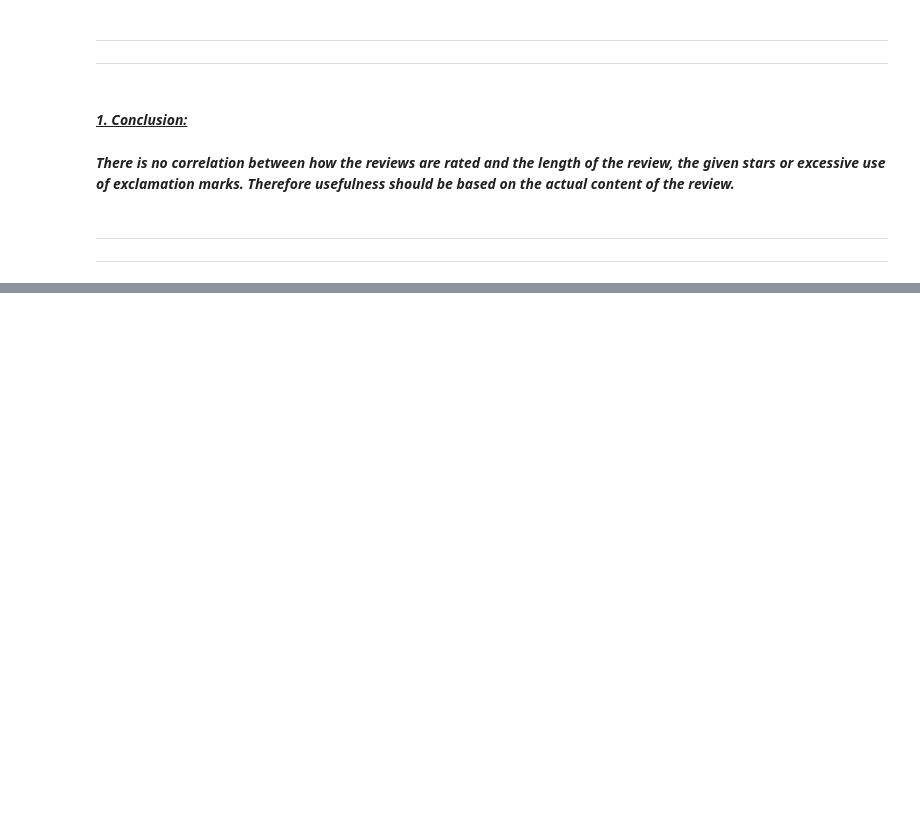
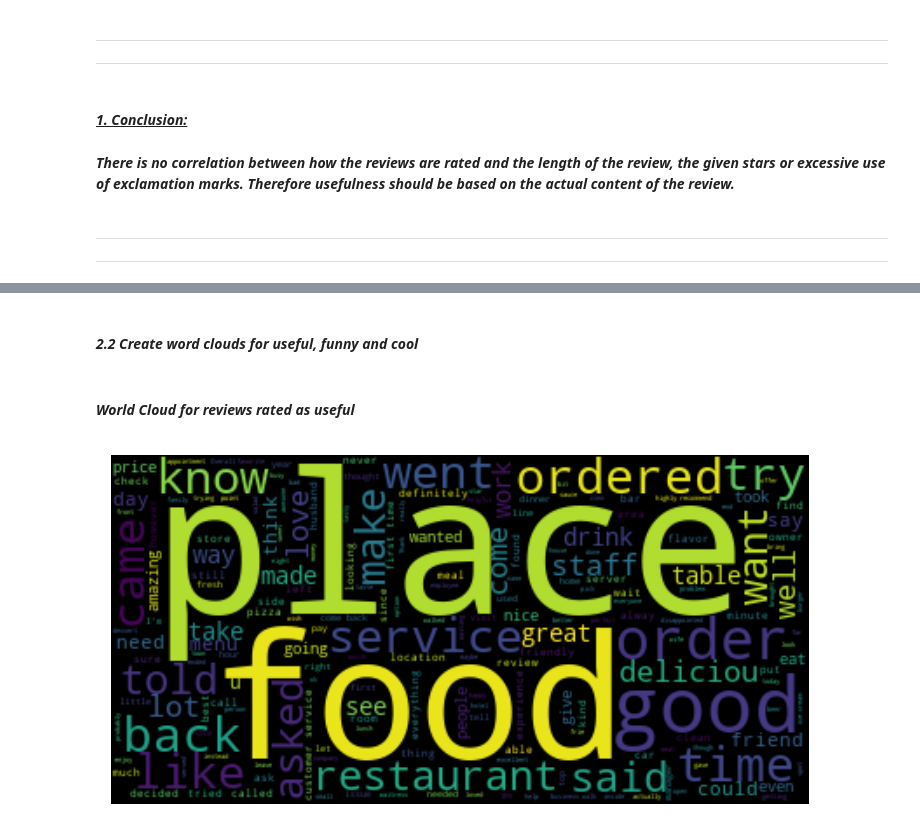
Before and after one commit to Jerwin87/Yelp-Capstone, a Jupyter notebook: notebooks/fb_EDA_Quality.ipynb, the cells around one changed output, grey strips where cells are left out. Cells and saved outputs as stored; diff of their text form; code cells hidden in the pictures; blank space fills up the shorter version.

```diff
--- a/notebooks/fb_EDA_Quality.ipynb
+++ b/notebooks/fb_EDA_Quality.ipynb
@@ -220,0 +256,34 @@ sns.heatmap(df_corr_excl.corr(), annot=True, cmap='viridis_r', linewidth=0.01, l
+# %%
+# Cleaning in language_processing is not applied in place!
+
+df_rev = df_rev[df_rev['language'] == 'English']
+# %% [markdown]
+#### ***2.2 Create word clouds for useful, funny and cool***
+# %%
+df_use = df_rev[df_rev['useful'] != 0]
+df_fun = df_rev[df_rev['funny'] != 0]
+df_cool = df_rev[df_rev['cool'] != 0]
+# %%
+# initialize the stopword list:
+stopwords = nltk.corpus.stopwords.words('english')
+
+# update the stopwords after generating the first few clouds with non decisive words
+additional_stopwords = ['one', 'go', 'also', 'would', 'get', 'got']
+stopwords.extend(additional_stopwords)
+
+# create a wordcloud using all the text in text
+text_use = " ".join(text for text in df_use['text'])
+text_fun = " ".join(text for text in df_fun['text'])
+text_cool = " ".join(text for text in df_cool['text'])
+
+#remove the stopwords from the text
+wordcloud_use = WordCloud(stopwords=stopwords).generate(text_use)
+wordcloud_fun = WordCloud(stopwords=stopwords).generate(text_use)
+wordcloud_cool = WordCloud(stopwords=stopwords).generate(text_use)
+# %% [markdown]
+#### ***World Cloud for reviews rated as useful***
+# %%
+plt.imshow(wordcloud_use, interpolation='bilinear')
+plt.axis("off");
+# %% [output]
+[figure, added]
```
Also changed, not shown: parts of 21 cells of this notebook.
